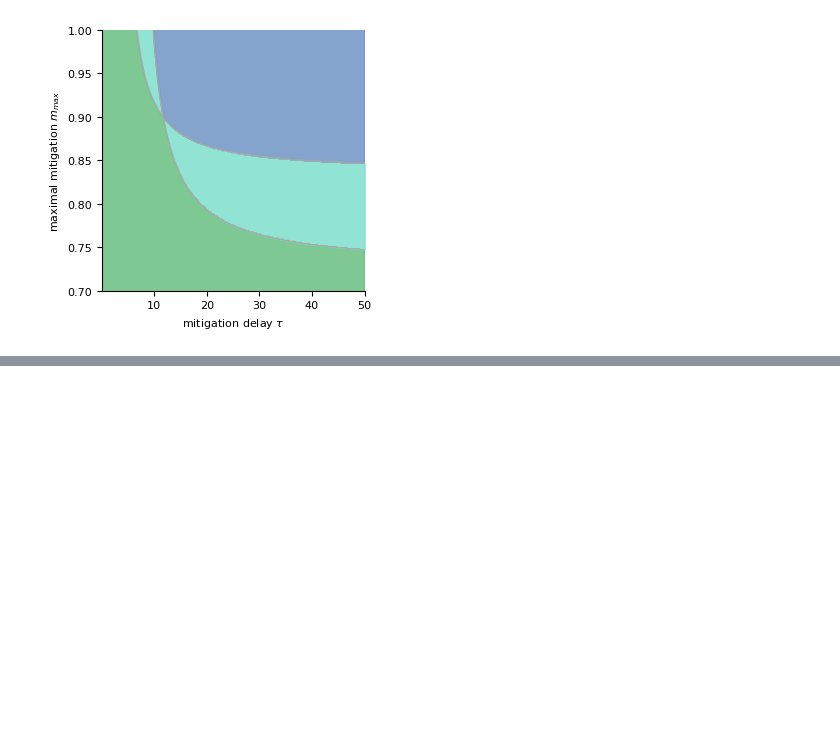
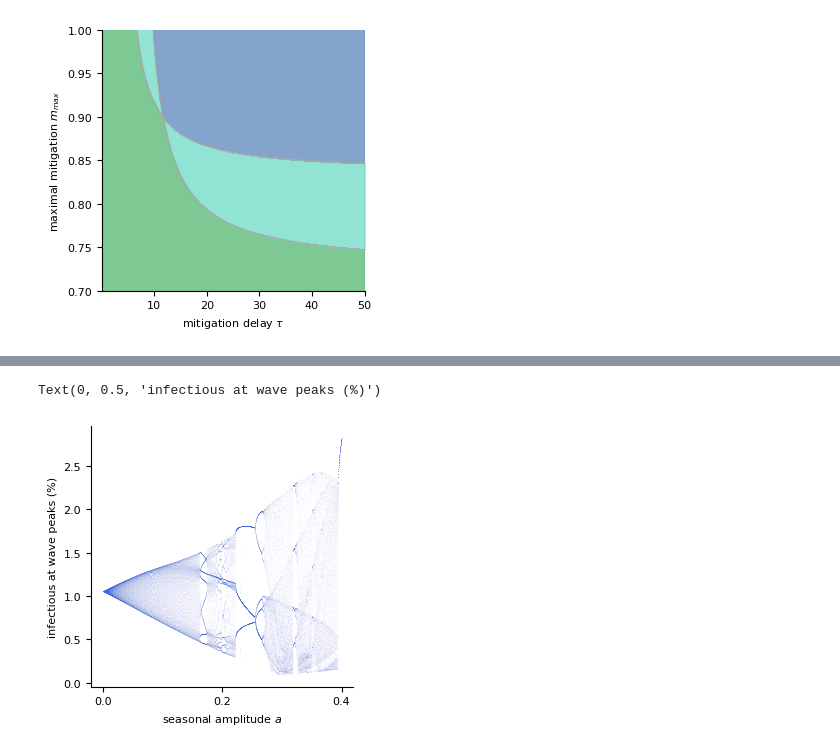
Before and after one commit to Priesemann-Group/complexdynamics, a Jupyter notebook: notebooks/Temporal Simulations & Stability Diagrams.ipynb, the cells around one changed output, grey strips where cells are left out. Cells and saved outputs as stored; diff of their text form; code cells hidden in the pictures; blank space fills up the shorter version.

```diff
--- a/notebooks/Temporal Simulations & Stability Diagrams.ipynb
+++ b/notebooks/Temporal Simulations & Stability Diagrams.ipynb
@@ -250,0 +253,19 @@ plotting.plot_metastability(ax,f'{path_base}hopfcurve_R0=5_summer.csv',f'{path_b
+# %%
+bifurcation = '../simulations/cluster/bifurcationdiagrams/bifurcation_a=0-0,4_tau=32,5_mmax=0,85.dat'
+
+res_bif = pd.read_csv(bifurcation,sep=',')
+# %%
+
+
+cm = 1/2.54
+fig,ax = plt.subplots(figsize=(8.6*cm,8.6*cm))
+
+
+plotting.plot_bifurcation(res_bif,ax,'a',lw=0.05)
+ax.set_xticks([0,0.2,0.4])
+
+ax.set_xlabel(r'seasonal amplitude $a$')
+ax.set_ylabel('infectious at wave peaks (%)');
+# %% [output]
+Text(0, 0.5, 'infectious at wave peaks (%)')
+[figure, added]
```
Also changed, not shown: parts of 5 cells of this notebook, 22 other files.
